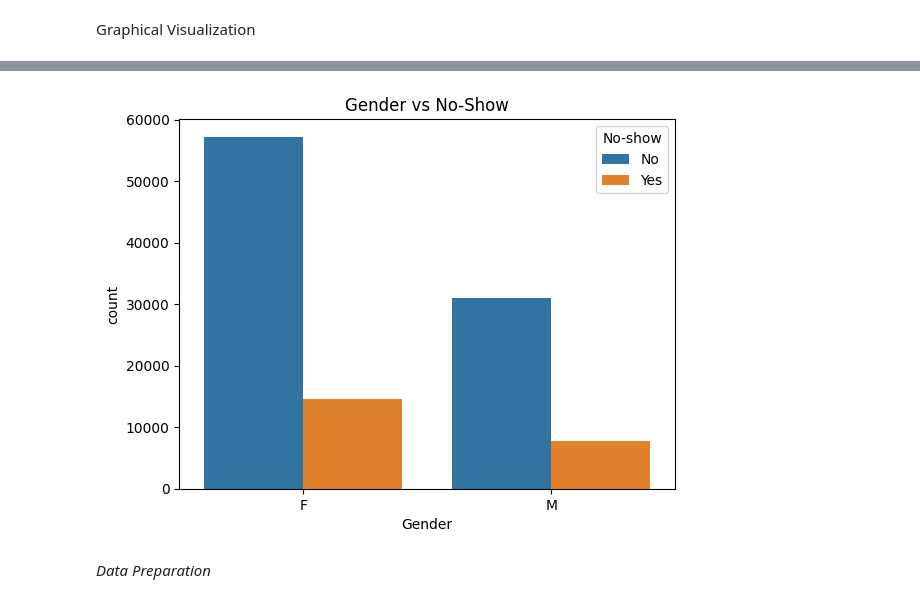
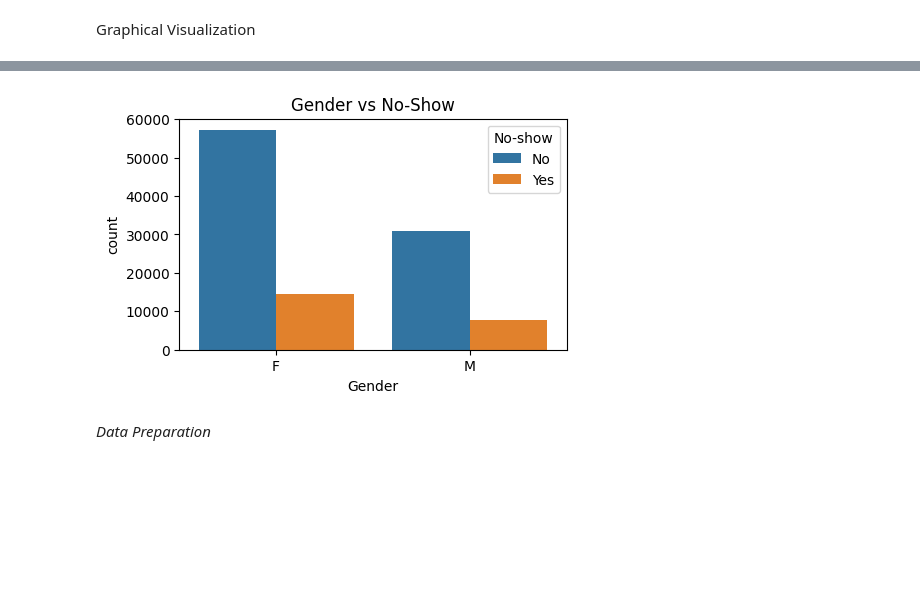
Before and after one commit to Zanale10/DATASCIENCE-101-TEST, a Jupyter notebook: MedicalNo_show_ML_model.ipynb, the cells around one changed output, grey strips where cells are left out. Cells and saved outputs as stored; diff of their text form; code cells hidden in the pictures; blank space fills up the shorter version.

```diff
--- a/MedicalNo_show_ML_model.ipynb
+++ b/MedicalNo_show_ML_model.ipynb
@@ -189,0 +248,2 @@ max         1.000000
+# %%
+df.columns = df.columns.str.strip()
@@ -244,9 +353,10 @@ plt.show()
 # %%
 # Gender breakdown
+plt.figure(figsize=(5, 3))  # Set figure size first
 sns.countplot(data=df, x='Gender', hue='No-show')
 plt.title('Gender vs No-Show')
 plt.show()
 # %% [output]
-[figure, old version]
+[figure, new version]
 # %% [markdown]
 *Data Preparation*
```
Also changed, not shown: parts of 70 cells of this notebook.
